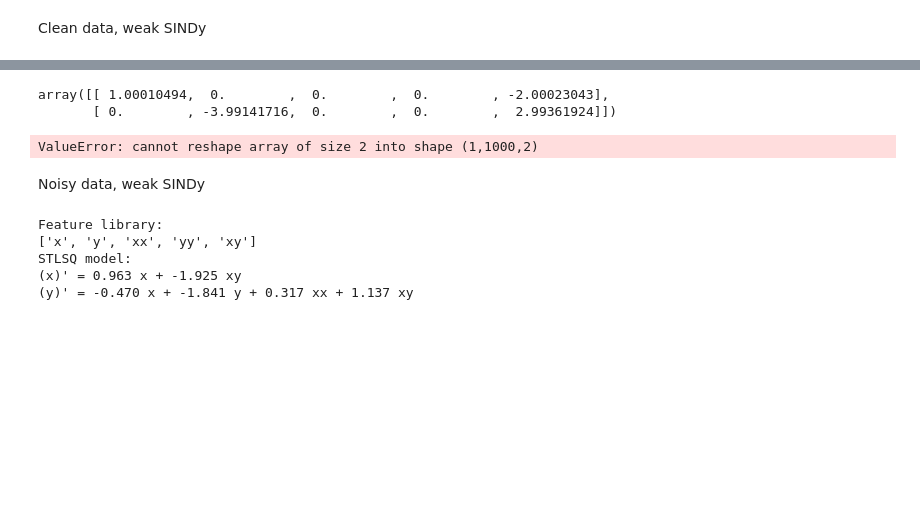
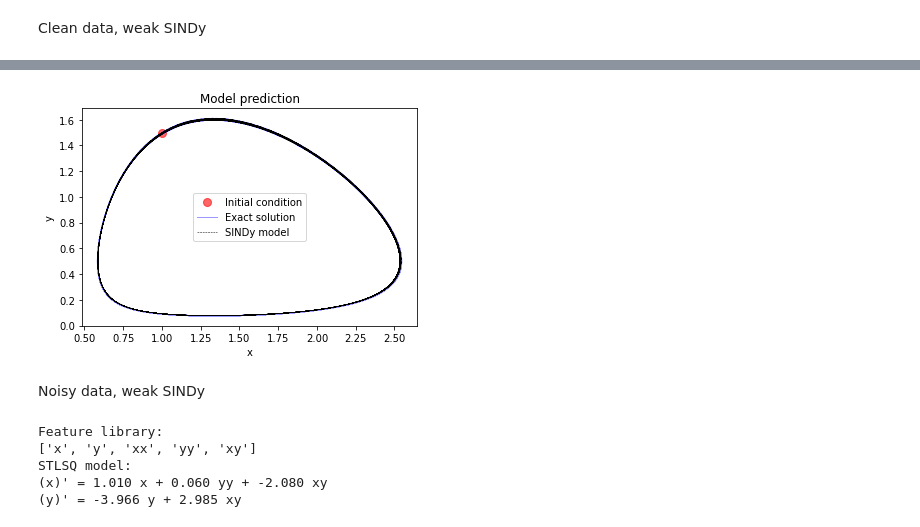
Before and after one commit to zac-scheiwe/SINDy-Examples, a Jupyter notebook: my_predator_prey.ipynb, the cells around one changed output, grey strips where cells are left out. Cells and saved outputs as stored; diff of their text form; code cells hidden in the pictures; blank space fills up the shorter version.

```diff
--- a/my_predator_prey.ipynb
+++ b/my_predator_prey.ipynb
@@ -150,23 +144,19 @@ array([[ 0.        ,  0.98259753,  0.        ,  0.        , -1.96517987,
-# %%
-weak_optimizer.coef_
-# %% [output]
-array([[ 1.00010494,  0.        ,  0.        ,  0.        , -2.00023043],
-       [ 0.        , -3.99141716,  0.        ,  0.        ,  2.99361924]])
 # %%
-sim = weak_model.simulate(x0_test, t=t_test)
-comparison_plot(x_test, sim, "Model prediction")
+opt.coef_ = weak_opt.coef_
+weak_sim = model.simulate(x0_test, t=t_test)
+comparison_plot(x_test, weak_sim, "Model prediction")
 # %% [output]
-ValueError: cannot reshape array of size 2 into shape (1,1000,2)
+[figure, added]
 # %% [markdown]
 Noisy data, weak SINDy
 # %%
-weak_model_noisy = get_weak_model(t, 20)
+weak_model_noisy, weak_opt_noisy = get_weak_model(t, num_steps, dt)
 weak_model_noisy.fit(x_noisy, t=dt)
 print_result(weak_model_noisy, ["x", "y"])
 # %% [output]
 Feature library:
 ['x', 'y', 'xx', 'yy', 'xy']
 STLSQ model:
-(x)' = 0.963 x + -1.925 xy
-(y)' = -0.470 x + -1.841 y + 0.317 xx + 1.137 xy
+(x)' = 1.010 x + 0.060 yy + -2.080 xy
+(y)' = -3.966 y + 2.985 xy
 # %%
```
Also changed, not shown: parts of 8 cells of this notebook.
